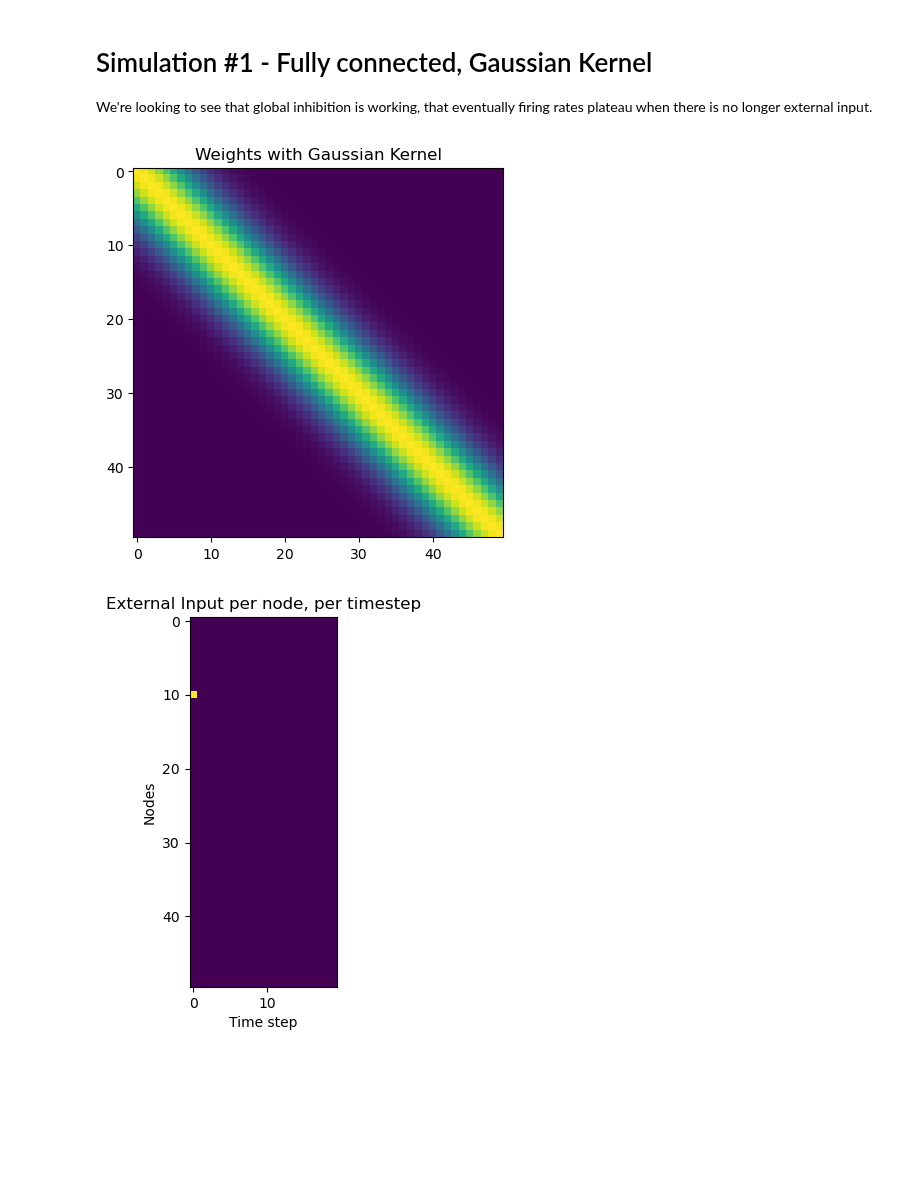
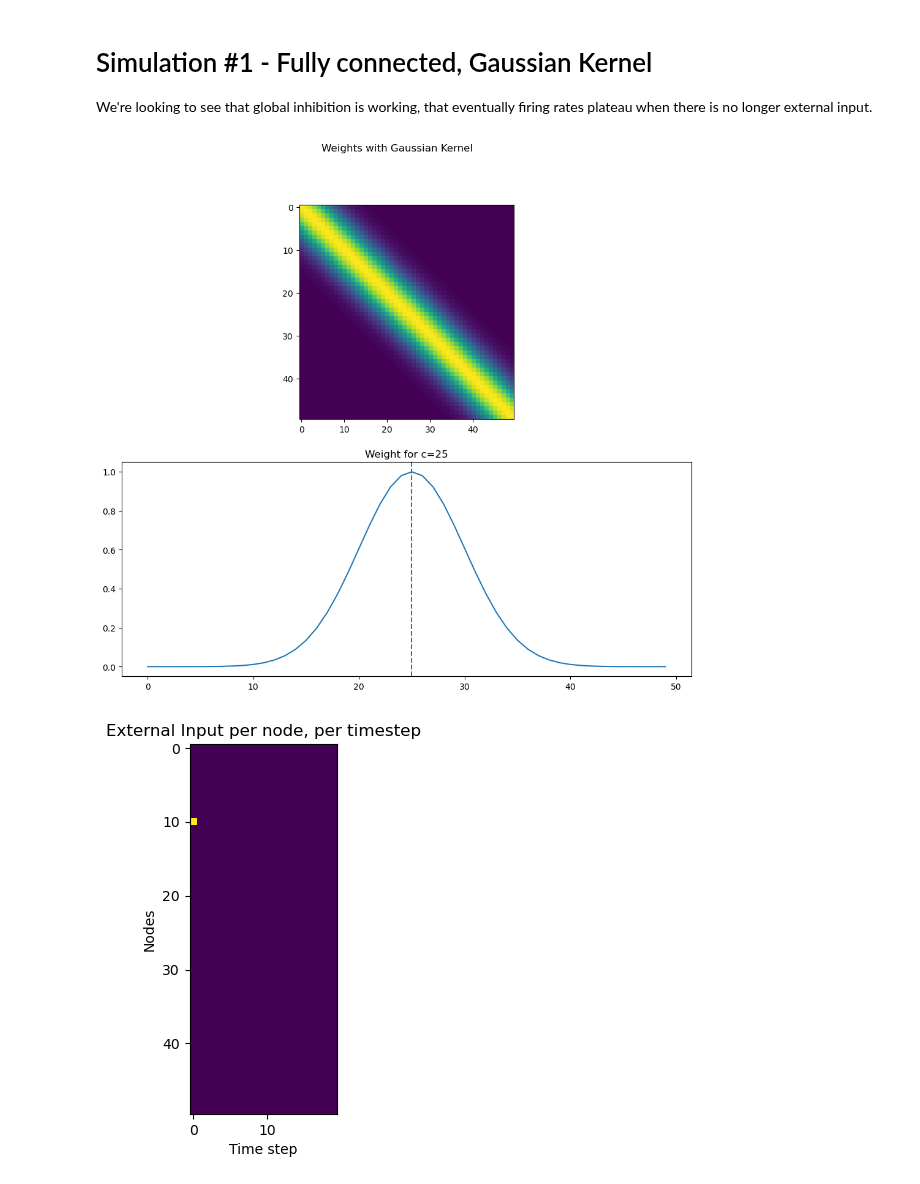
Before and after one commit to michealrm/Trappenberg_CAAN, a Jupyter notebook: caan_simulation.ipynb, the cells around one changed output. Cells and saved outputs as stored; diff of their text form; code cells hidden in the pictures; blank space fills up the shorter version.

```diff
--- a/caan_simulation.ipynb
+++ b/caan_simulation.ipynb
@@ -16,9 +16,9 @@ import network_dynamics as ndyn
 We're looking to see that global inhibition is working, that eventually firing rates plateau when there is no longer external input.
 # %%
 network = ndyn.Network(N=50, T=20)
-ndyn.plot_weight_matrix(network, 'Weights with Gaussian Kernel')
+ndyn.plot_weight(network, 25, 'Weights with Gaussian Kernel')
 # %% [output]
-[figure, old version]
+[figure, new version]
 # %%
 external_input = np.zeros((network.N, network.T))
 external_input[10, 0] = 1
```
Also changed, not shown: parts of 7 cells of this notebook, 1 other file.
